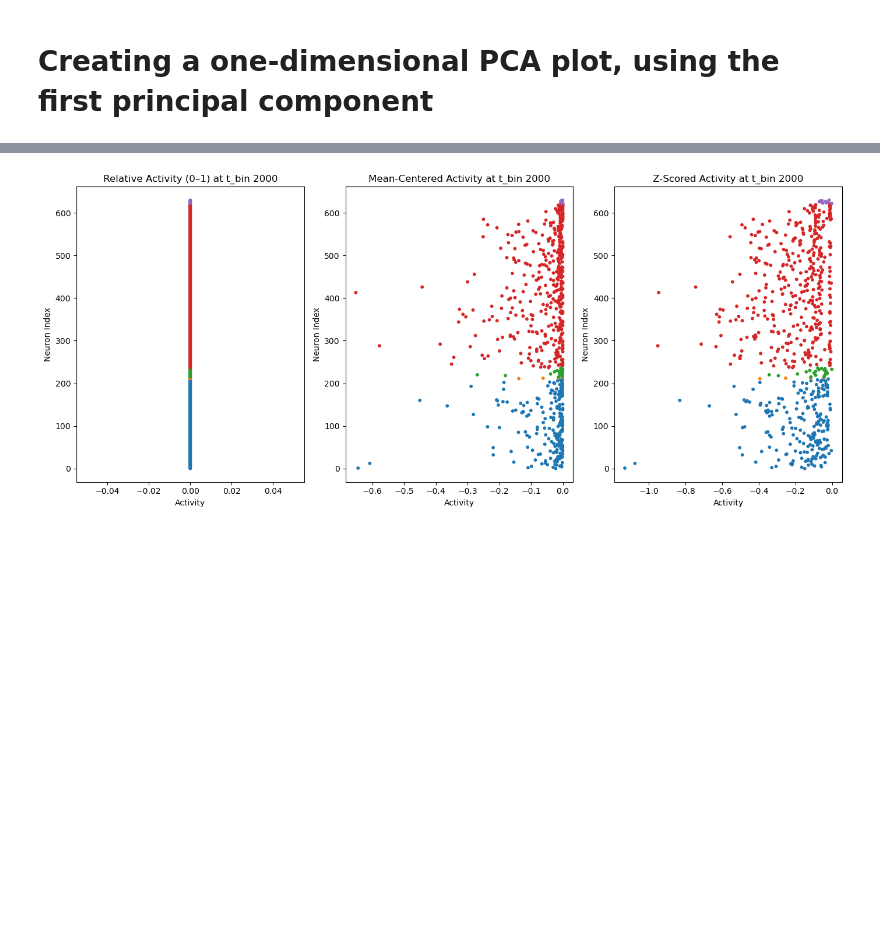
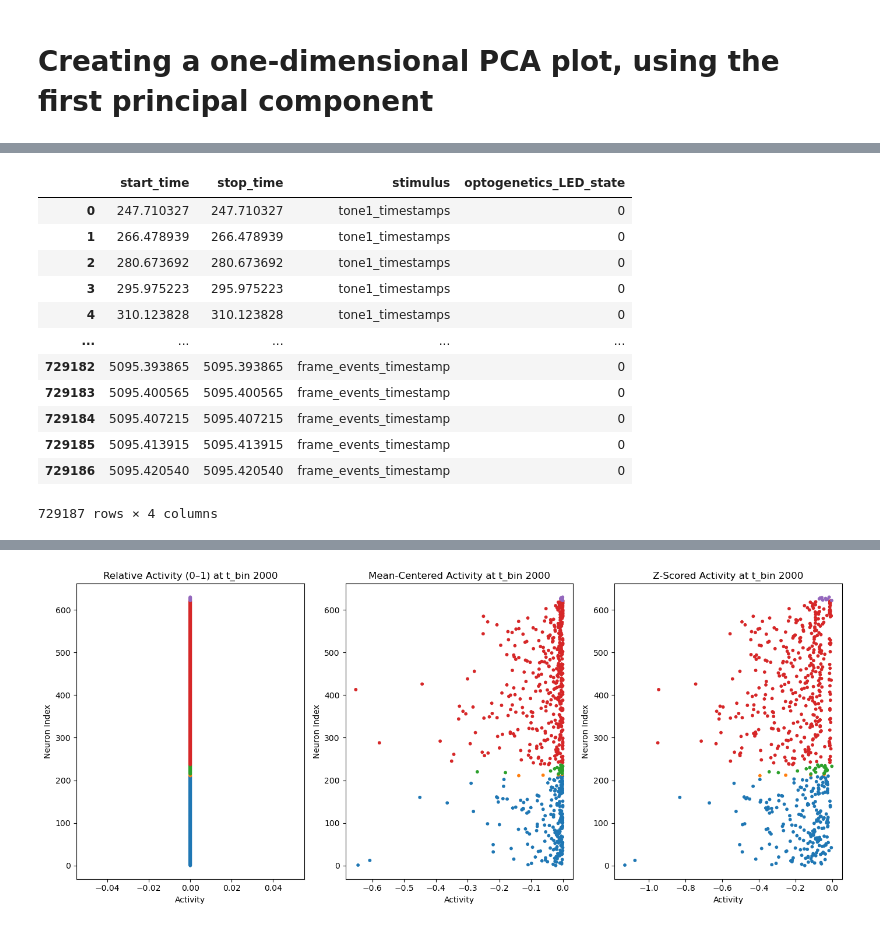
Before and after one commit to granthughes1999/PCA_on_neural_data, a Jupyter notebook: mice/reach7_07_2024-12-04_20-57-49_008/single_dimensional_PCA.ipynb, the cells around one changed output, grey strips where cells are left out. Drawn from its saved outputs; the diff is of its cells as text; code cells hidden in the pictures; blank space fills up the shorter version.

```diff
--- a/mice/reach7_07_2024-12-04_20-57-49_008/single_dimensional_PCA.ipynb
+++ b/mice/reach7_07_2024-12-04_20-57-49_008/single_dimensional_PCA.ipynb
@@ -213,5 +167,23 @@ def run_analysis(json_path, t_bin=150, bin_size=0.01):
 # %%
 df_units_path = r"G:\Grant\neuropixels\kilosort_recordings\reach7_07_2024-12-04_20-57-49_008\Record Node 103\experiment1\recording1\continuous\intermediates\df_units.json"
+df_stim_path = r"G:\Grant\neuropixels\kilosort_recordings\reach7_07_2024-12-04_20-57-49_008\Record Node 103\experiment1\recording1\continuous\intermediates\df_stim.json"
 # %%
 # df_units = load_spike_data(df_units_path)
 # df_units.head(2)
+
+df_stim = load_stim_data(df_stim_path)
+df_stim
+# %% [output]
+|  | start_time | stop_time | stimulus | optogenetics_LED_state |
+| 0 | 247.710327 | 247.710327 | tone1_timestamps | 0 |
+| 1 | 266.478939 | 266.478939 | tone1_timestamps | 0 |
+| 2 | 280.673692 | 280.673692 | tone1_timestamps | 0 |
+| 3 | 295.975223 | 295.975223 | tone1_timestamps | 0 |
+| 4 | 310.123828 | 310.123828 | tone1_timestamps | 0 |
+| ... | ... | ... | ... | ... |
+| 729182 | 5095.393865 | 5095.393865 | frame_events_timestamp | 0 |
+| 729183 | 5095.400565 | 5095.400565 | frame_events_timestamp | 0 |
+| 729184 | 5095.407215 | 5095.407215 | frame_events_timestamp | 0 |
+| 729185 | 5095.413915 | 5095.413915 | frame_events_timestamp | 0 |
+| 729186 | 5095.420540 | 5095.420540 | frame_events_timestamp | 0 |
+729187 rows × 4 columns
```
Also changed, not shown: parts of 11 cells of this notebook, 4 other files.
